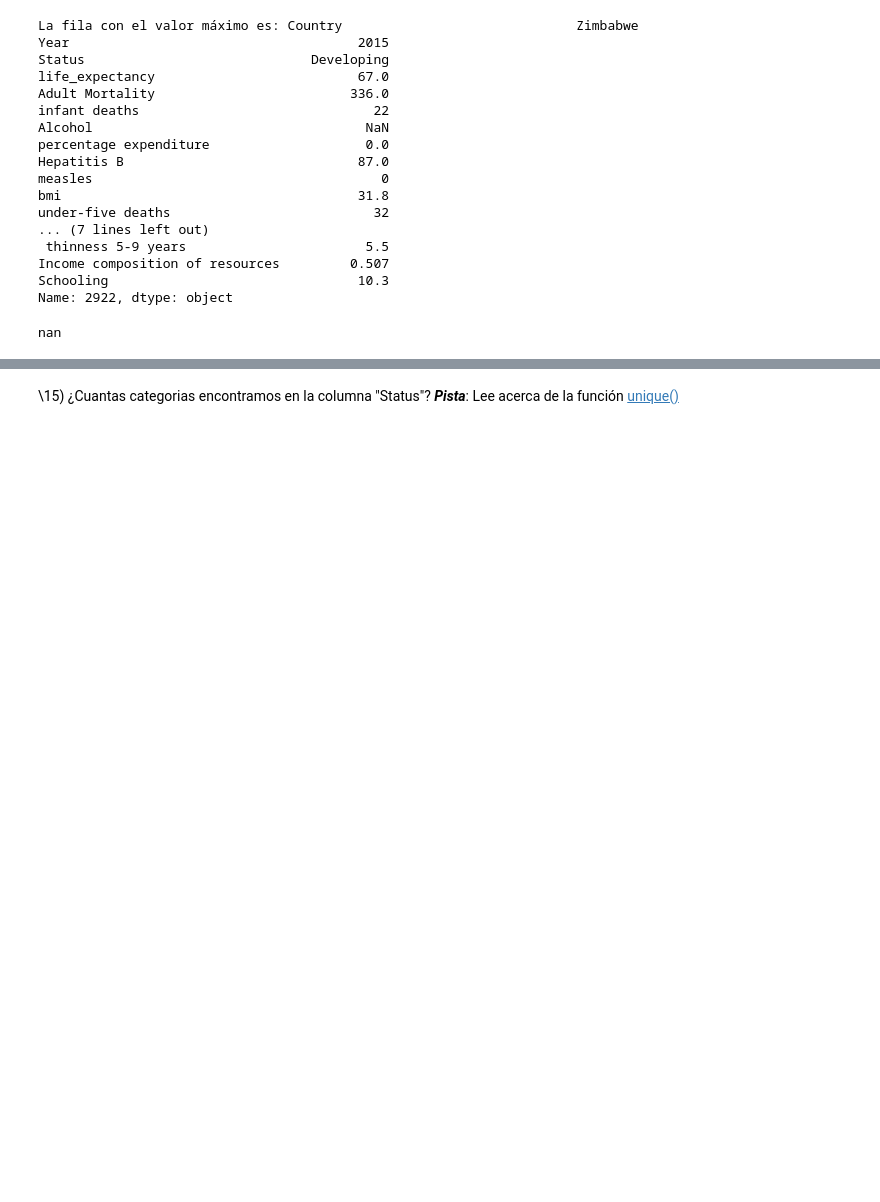
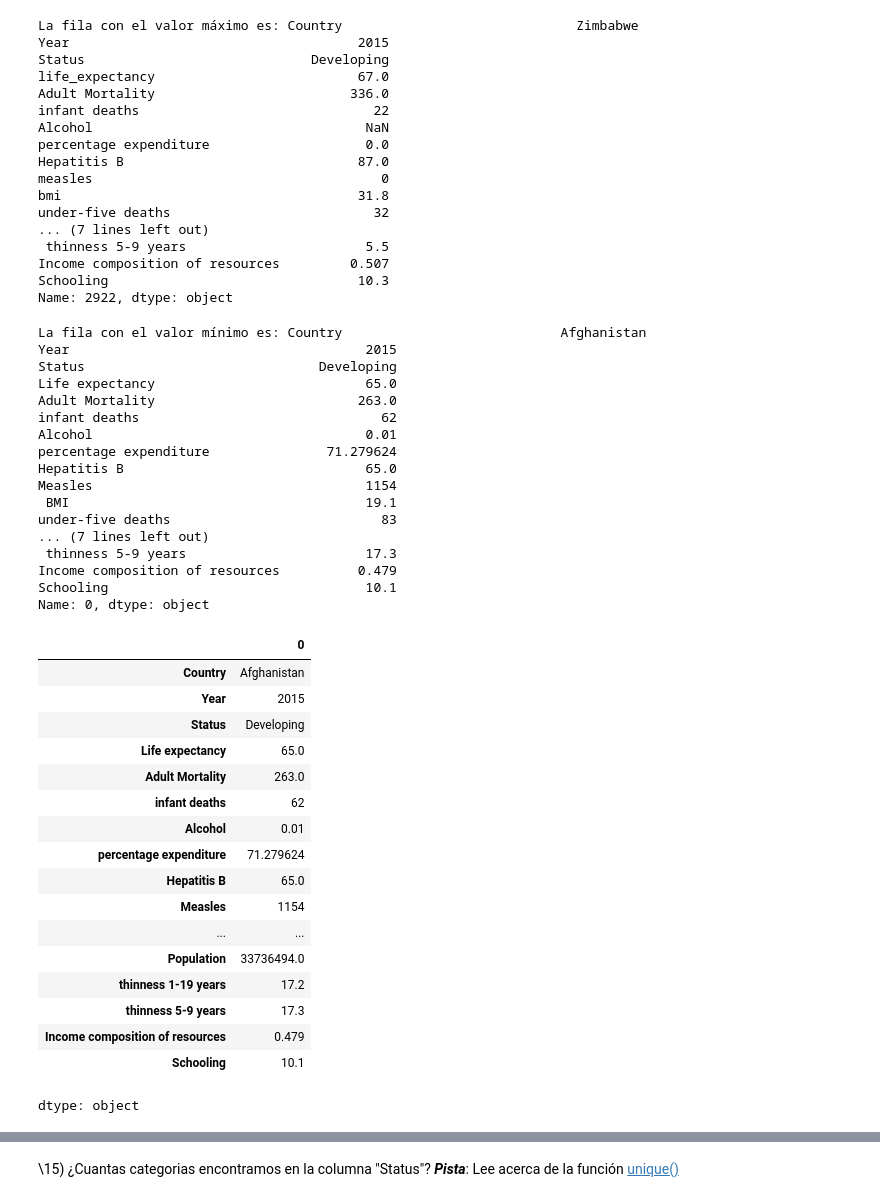
Before and after one commit to Flor-Si/Trabajos, a Jupyter notebook: TP7-Notebook_7.ipynb, the cells around one changed output, grey strips where cells are left out. Drawn from its saved outputs; the diff is of its cells as text; code cells hidden in the pictures; blank space fills up the shorter version.

```diff
--- a/TP7-Notebook_7.ipynb
+++ b/TP7-Notebook_7.ipynb
@@ -412,8 +412,45 @@ under-five deaths                          32
 Income composition of resources         0.507
 Schooling                                10.3
 Name: 2922, dtype: object
-# %%
-# Muestro los resultados minimos
-print(minima_exp)
-# %% [output]
-nan
+# %%
+# Muestro los resultados minimos
+fila_minima = expvida.loc[expvida['Country'].idxmin()]
+print(f"La fila con el valor mínimo es: {fila_minima}")
+
+expvida.loc[expvida['Country'].idxmin()]
+# %% [output]
+La fila con el valor mínimo es: Country                            Afghanistan
+Year                                      2015
+Status                              Developing
+Life expectancy                           65.0
+Adult Mortality                          263.0
+infant deaths                               62
+Alcohol                                   0.01
+percentage expenditure               71.279624
+Hepatitis B                               65.0
+Measles                                   1154
+ BMI                                      19.1
+under-five deaths                           83
+... (7 lines left out)
+ thinness 5-9 years                       17.3
+Income composition of resources          0.479
+Schooling                                 10.1
+Name: 0, dtype: object
+|  | 0 |
+| Country | Afghanistan |
+| Year | 2015 |
+| Status | Developing |
+| Life expectancy | 65.0 |
+| Adult Mortality | 263.0 |
+| infant deaths | 62 |
+| Alcohol | 0.01 |
+| percentage expenditure | 71.279624 |
+| Hepatitis B | 65.0 |
+| Measles | 1154 |
+| ... | ... |
+| Population | 33736494.0 |
+| thinness 1-19 years | 17.2 |
+| thinness 5-9 years | 17.3 |
+| Income composition of resources | 0.479 |
+| Schooling | 10.1 |
+dtype: object
```
Also changed, not shown: parts of 2 cells of this notebook.
